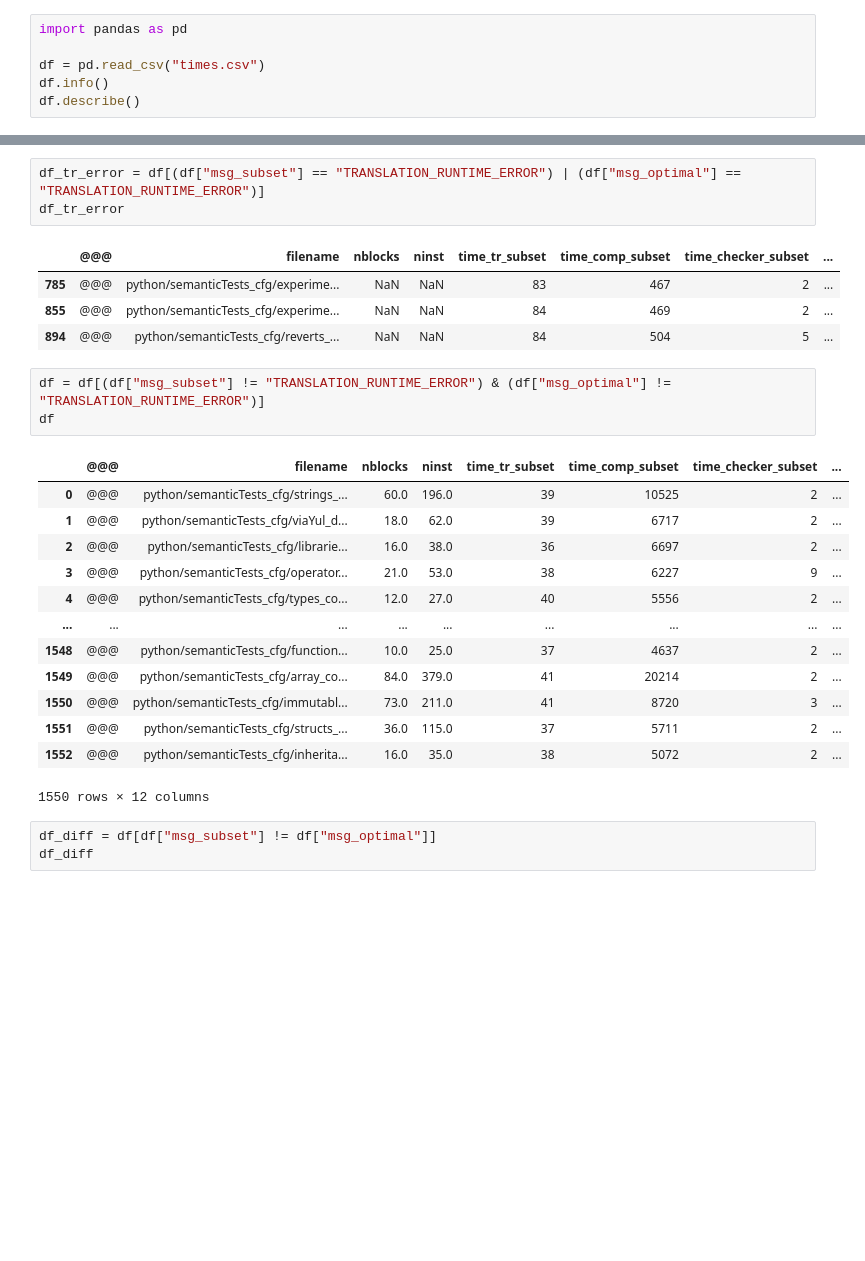
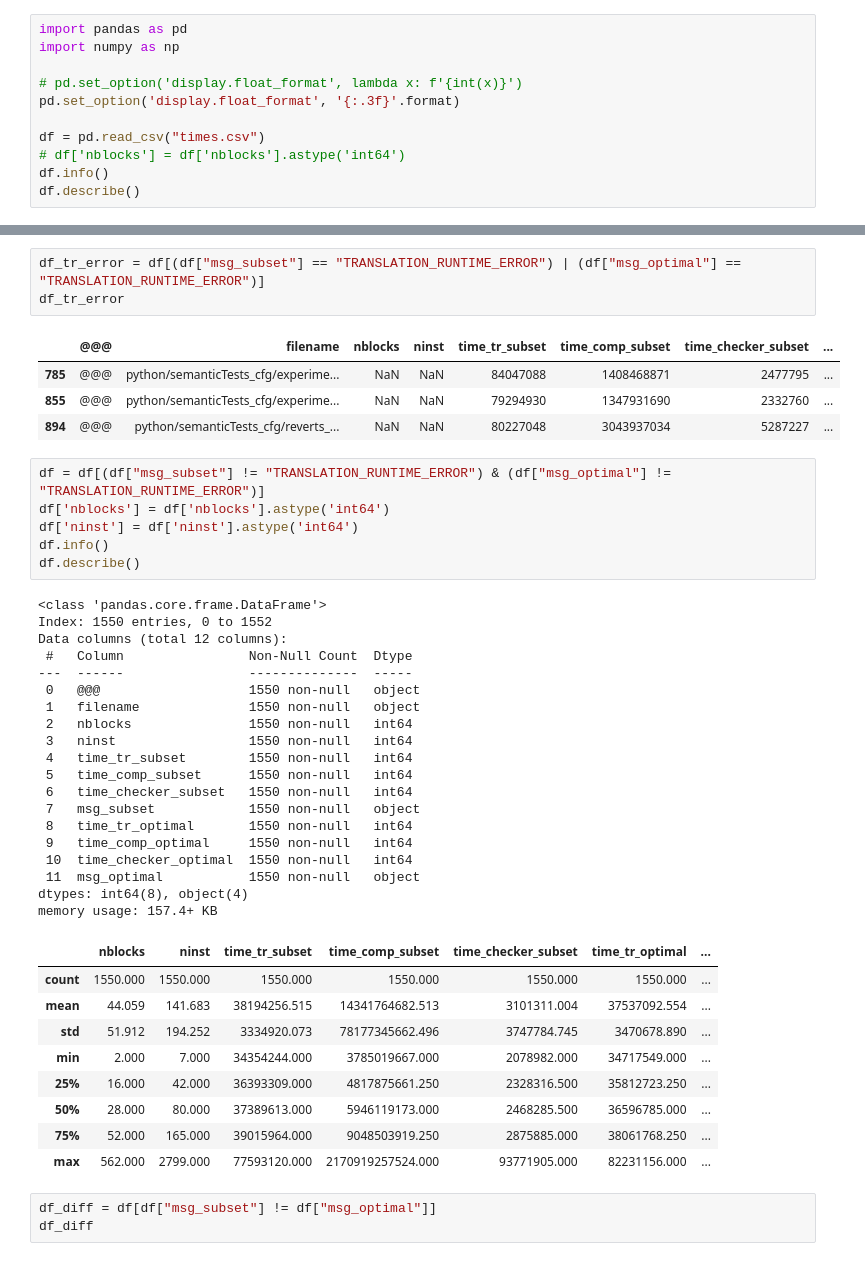
Before and after one commit to costa-group/foryu, a Jupyter notebook: benchmark/times.ipynb, the cells around one changed output, grey strips where cells are left out. Drawn from its saved outputs; the diff is of its cells as text; blank space fills up the shorter version.

```diff
--- a/benchmark/times.ipynb
+++ b/benchmark/times.ipynb
@@ -1,7 +1,12 @@
 # %%
 import pandas as pd
+import numpy as np
+
+# pd.set_option('display.float_format', lambda x: f'{int(x)}')
+pd.set_option('display.float_format', '{:.3f}'.format)
 
 df = pd.read_csv("times.csv")
+# df['nblocks'] = df['nblocks'].astype('int64')
 df.info()
 df.describe()
 # %% [output]
@@ -38,26 +43,44 @@ df_tr_error = df[(df["msg_subset"] == "TRANSLATION_RUNTIME_ERROR") | (df["msg_op
 df_tr_error
 # %% [output]
 |  | @@@ | filename | nblocks | ninst | time_tr_subset | time_comp_subset | time_checker_subset | ... |
-| 785 | @@@ | python/semanticTests_cfg/experime... | NaN | NaN | 83 | 467 | 2 | ... |
-| 855 | @@@ | python/semanticTests_cfg/experime... | NaN | NaN | 84 | 469 | 2 | ... |
-| 894 | @@@ | python/semanticTests_cfg/reverts_... | NaN | NaN | 84 | 504 | 5 | ... |
+| 785 | @@@ | python/semanticTests_cfg/experime... | NaN | NaN | 84047088 | 1408468871 | 2477795 | ... |
+| 855 | @@@ | python/semanticTests_cfg/experime... | NaN | NaN | 79294930 | 1347931690 | 2332760 | ... |
+| 894 | @@@ | python/semanticTests_cfg/reverts_... | NaN | NaN | 80227048 | 3043937034 | 5287227 | ... |
 # %%
 df = df[(df["msg_subset"] != "TRANSLATION_RUNTIME_ERROR") & (df["msg_optimal"] != "TRANSLATION_RUNTIME_ERROR")]
-df
+df['nblocks'] = df['nblocks'].astype('int64')
+df['ninst'] = df['ninst'].astype('int64')
+df.info()
+df.describe()
 # %% [output]
+<class 'pandas.core.frame.DataFrame'>
+Index: 1550 entries, 0 to 1552
+Data columns (total 12 columns):
+ #   Column                Non-Null Count  Dtype
+---  ------                --------------  -----
+ 0   @@@                   1550 non-null   object
+ 1   filename              1550 non-null   object
+ 2   nblocks               1550 non-null   int64
+ 3   ninst                 1550 non-null   int64
+ 4   time_tr_subset        1550 non-null   int64
+ 5   time_comp_subset      1550 non-null   int64
+ 6   time_checker_subset   1550 non-null   int64
+ 7   msg_subset            1550 non-null   object
+ 8   time_tr_optimal       1550 non-null   int64
+ 9   time_comp_optimal     1550 non-null   int64
+ 10  time_checker_optimal  1550 non-null   int64
+ 11  msg_optimal           1550 non-null   object
+dtypes: int64(8), object(4)
+memory usage: 157.4+ KB
-|  | @@@ | filename | nblocks | ninst | time_tr_subset | time_comp_subset | time_checker_subset | ... |
-| 0 | @@@ | python/semanticTests_cfg/strings_... | 60.0 | 196.0 | 39 | 10525 | 2 | ... |
-| 1 | @@@ | python/semanticTests_cfg/viaYul_d... | 18.0 | 62.0 | 39 | 6717 | 2 | ... |
-| 2 | @@@ | python/semanticTests_cfg/librarie... | 16.0 | 38.0 | 36 | 6697 | 2 | ... |
-| 3 | @@@ | python/semanticTests_cfg/operator... | 21.0 | 53.0 | 38 | 6227 | 9 | ... |
-| 4 | @@@ | python/semanticTests_cfg/types_co... | 12.0 | 27.0 | 40 | 5556 | 2 | ... |
-| ... | ... | ... | ... | ... | ... | ... | ... | ... |
-| 1548 | @@@ | python/semanticTests_cfg/function... | 10.0 | 25.0 | 37 | 4637 | 2 | ... |
-| 1549 | @@@ | python/semanticTests_cfg/array_co... | 84.0 | 379.0 | 41 | 20214 | 2 | ... |
-| 1550 | @@@ | python/semanticTests_cfg/immutabl... | 73.0 | 211.0 | 41 | 8720 | 3 | ... |
-| 1551 | @@@ | python/semanticTests_cfg/structs_... | 36.0 | 115.0 | 37 | 5711 | 2 | ... |
-| 1552 | @@@ | python/semanticTests_cfg/inherita... | 16.0 | 35.0 | 38 | 5072 | 2 | ... |
+|  | nblocks | ninst | time_tr_subset | time_comp_subset | time_checker_subset | time_tr_optimal | ... |
+| count | 1550.000 | 1550.000 | 1550.000 | 1550.000 | 1550.000 | 1550.000 | ... |
+| mean | 44.059 | 141.683 | 38194256.515 | 14341764682.513 | 3101311.004 | 37537092.554 | ... |
+| std | 51.912 | 194.252 | 3334920.073 | 78177345662.496 | 3747784.745 | 3470678.890 | ... |
+| min | 2.000 | 7.000 | 34354244.000 | 3785019667.000 | 2078982.000 | 34717549.000 | ... |
+| 25% | 16.000 | 42.000 | 36393309.000 | 4817875661.250 | 2328316.500 | 35812723.250 | ... |
+| 50% | 28.000 | 80.000 | 37389613.000 | 5946119173.000 | 2468285.500 | 36596785.000 | ... |
+| 75% | 52.000 | 165.000 | 39015964.000 | 9048503919.250 | 2875885.000 | 38061768.250 | ... |
+| max | 562.000 | 2799.000 | 77593120.000 | 2170919257524.000 | 93771905.000 | 82231156.000 | ... |
-1550 rows × 12 columns
 # %%
 df_diff = df[df["msg_subset"] != df["msg_optimal"]]
 df_diff
```
Also changed, not shown: parts of 13 cells of this notebook, 1 other file.
